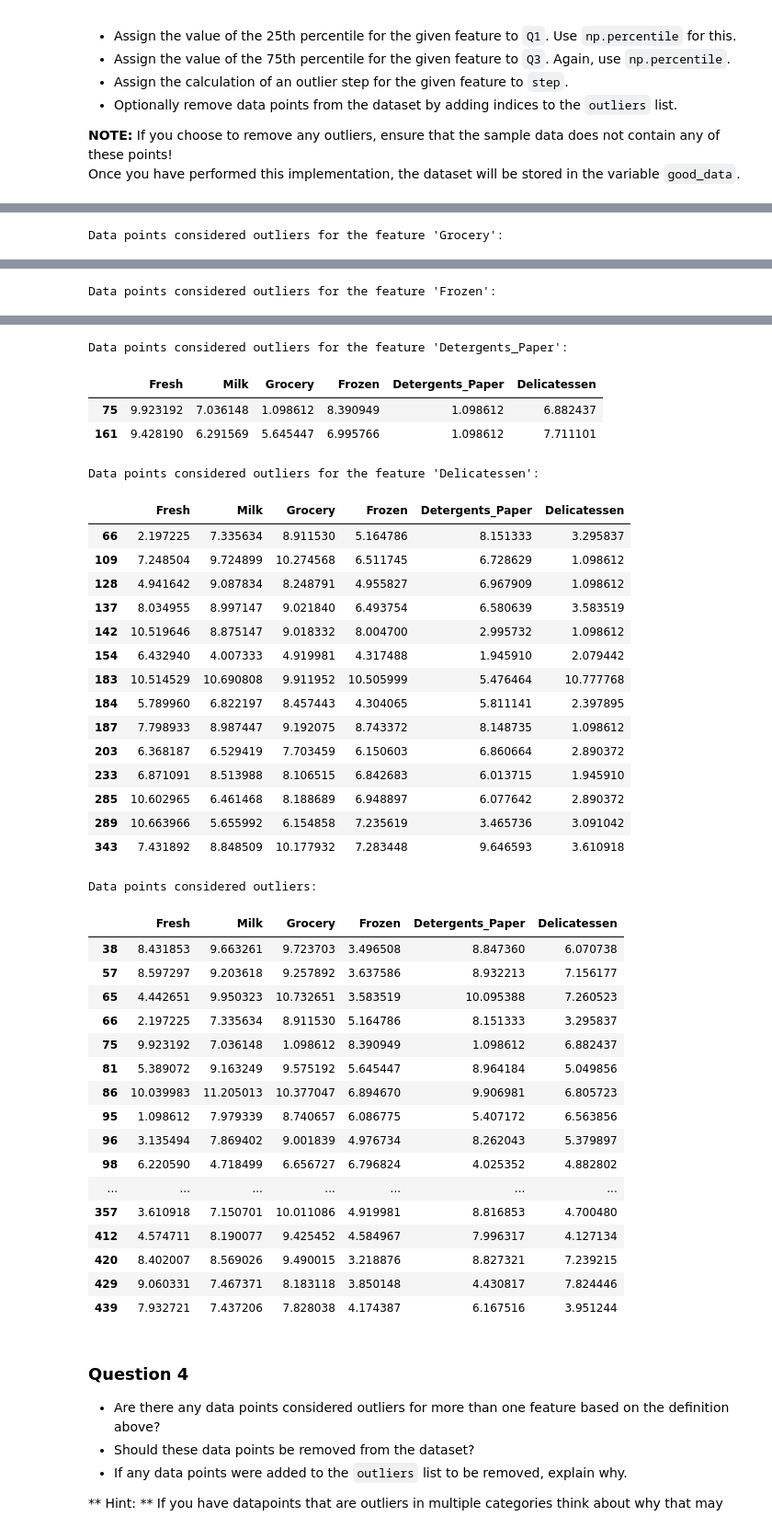
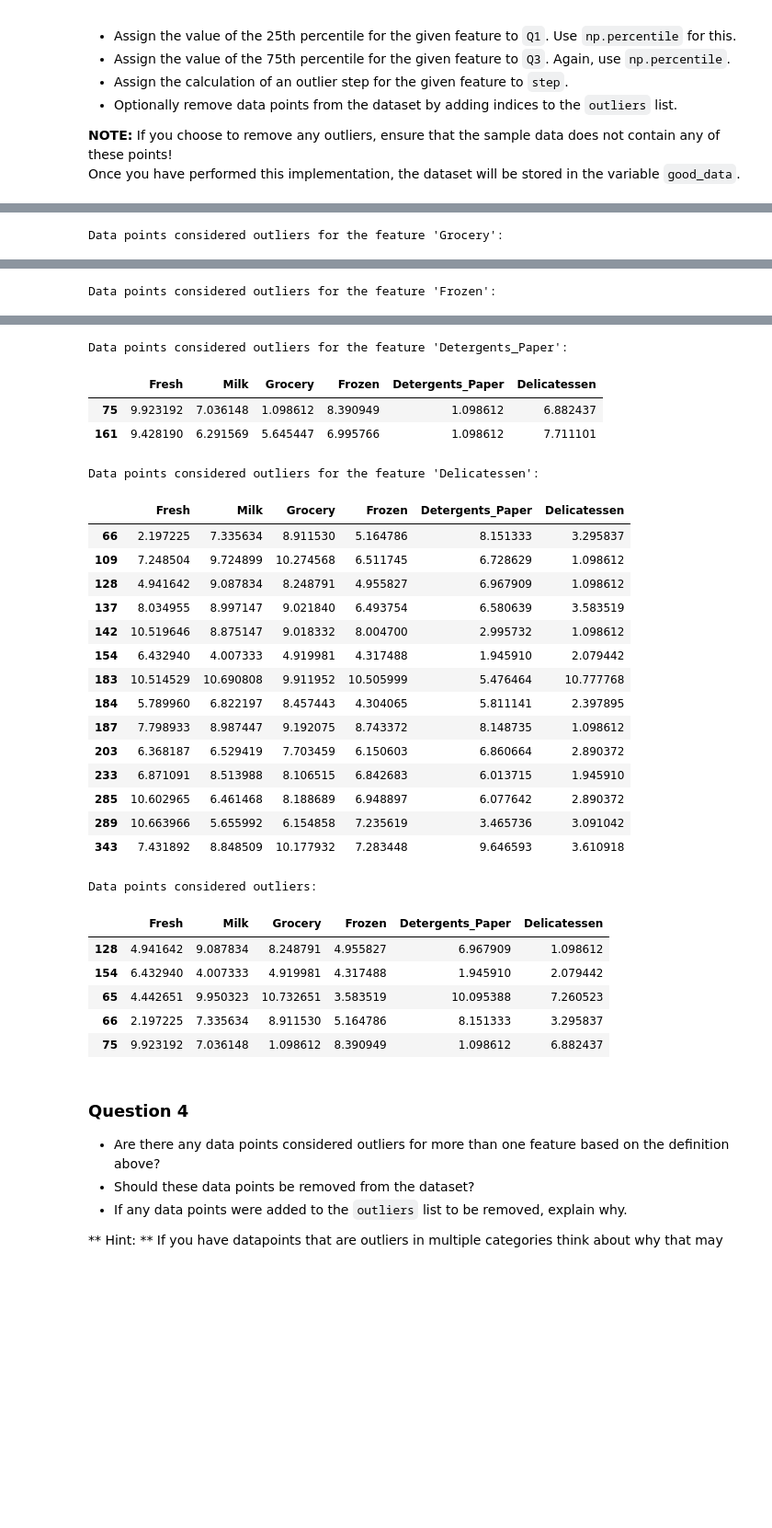
Before and after one commit to kongrui/uc-machine-learning, a Jupyter notebook: customer_segments/customer_segments.ipynb, the cells around one changed output, grey strips where cells are left out. Shown at 92% size. Cells and saved outputs as stored; diff of their text form; code cells hidden in the pictures; blank space fills up the shorter version.

```diff
--- a/customer_segments/customer_segments.ipynb
+++ b/customer_segments/customer_segments.ipynb
@@ -271,7 +270,8 @@ In the code block below, you will need to implement the following:
 Once you have performed this implementation, the dataset will be stored in the variable `good_data`.
 # %%
 # For each feature find the data points with extreme high or low values
-outlier_set = set()
+import collections
+cnt = Counter()
 for feature in log_data.keys():
 
     # TODO: Calculate Q1 (25th percentile of the data) for the given feature
@@ -287,10 +287,11 @@ for feature in log_data.keys():
     print "Data points considered outliers for the feature '{}':".format(feature)
     outlier_f = log_data[~((log_data[feature] >= Q1 - step) & (log_data[feature] <= Q3 + step))]
     display(outlier_f)
-    outlier_set.update(outlier_f.index.tolist())
+    for x in outlier_f.index.tolist()[:]:
+        cnt[x] += 1
 
 # OPTIONAL: Select the indices for data points you wish to remove
-outliers  = sorted(list(outlier_set))
+outliers  = [x for x in cnt if cnt[x] >= 2 ]
 
 print "Data points considered outliers:"
 display(log_data.loc[outliers])
@@ -333,49 +334,38 @@ Data points considered outliers for the feature 'Frozen':
 | 65 | 4.442651 | 9.950323 | 10.732651 | 3.583519 | 10.095388 | 7.260523 |
 | 145 | 10.000569 | 9.034080 | 10.457143 | 3.737670 | 9.440738 | 8.396155 |
 | 175 | 7.759187 | 8.967632 | 9.382106 | 3.951244 | 8.341887 | 7.436617 |
 | 264 | 6.978214 | 9.177714 | 9.645041 | 4.110874 | 8.696176 | 7.142827 |
 | 325 | 10.395650 | 9.728181 | 9.519735 | 11.016479 | 7.148346 | 8.632128 |
 | 420 | 8.402007 | 8.569026 | 9.490015 | 3.218876 | 8.827321 | 7.239215 |
 | 429 | 9.060331 | 7.467371 | 8.183118 | 3.850148 | 4.430817 | 7.824446 |
 | 439 | 7.932721 | 7.437206 | 7.828038 | 4.174387 | 6.167516 | 3.951244 |
 Data points considered outliers for the feature 'Detergents_Paper':
 |  | Fresh | Milk | Grocery | Frozen | Detergents_Paper | Delicatessen |
 | 75 | 9.923192 | 7.036148 | 1.098612 | 8.390949 | 1.098612 | 6.882437 |
 | 161 | 9.428190 | 6.291569 | 5.645447 | 6.995766 | 1.098612 | 7.711101 |
 Data points considered outliers for the feature 'Delicatessen':
 |  | Fresh | Milk | Grocery | Frozen | Detergents_Paper | Delicatessen |
 | 66 | 2.197225 | 7.335634 | 8.911530 | 5.164786 | 8.151333 | 3.295837 |
 | 109 | 7.248504 | 9.724899 | 10.274568 | 6.511745 | 6.728629 | 1.098612 |
 | 128 | 4.941642 | 9.087834 | 8.248791 | 4.955827 | 6.967909 | 1.098612 |
 | 137 | 8.034955 | 8.997147 | 9.021840 | 6.493754 | 6.580639 | 3.583519 |
 | 142 | 10.519646 | 8.875147 | 9.018332 | 8.004700 | 2.995732 | 1.098612 |
 | 154 | 6.432940 | 4.007333 | 4.919981 | 4.317488 | 1.945910 | 2.079442 |
 | 183 | 10.514529 | 10.690808 | 9.911952 | 10.505999 | 5.476464 | 10.777768 |
 | 184 | 5.789960 | 6.822197 | 8.457443 | 4.304065 | 5.811141 | 2.397895 |
 | 187 | 7.798933 | 8.987447 | 9.192075 | 8.743372 | 8.148735 | 1.098612 |
 | 203 | 6.368187 | 6.529419 | 7.703459 | 6.150603 | 6.860664 | 2.890372 |
 | 233 | 6.871091 | 8.513988 | 8.106515 | 6.842683 | 6.013715 | 1.945910 |
 | 285 | 10.602965 | 6.461468 | 8.188689 | 6.948897 | 6.077642 | 2.890372 |
 | 289 | 10.663966 | 5.655992 | 6.154858 | 7.235619 | 3.465736 | 3.091042 |
 | 343 | 7.431892 | 8.848509 | 10.177932 | 7.283448 | 9.646593 | 3.610918 |
 Data points considered outliers:
 |  | Fresh | Milk | Grocery | Frozen | Detergents_Paper | Delicatessen |
-| 38 | 8.431853 | 9.663261 | 9.723703 | 3.496508 | 8.847360 | 6.070738 |
-| 57 | 8.597297 | 9.203618 | 9.257892 | 3.637586 | 8.932213 | 7.156177 |
+| 128 | 4.941642 | 9.087834 | 8.248791 | 4.955827 | 6.967909 | 1.098612 |
+| 154 | 6.432940 | 4.007333 | 4.919981 | 4.317488 | 1.945910 | 2.079442 |
 | 65 | 4.442651 | 9.950323 | 10.732651 | 3.583519 | 10.095388 | 7.260523 |
 | 66 | 2.197225 | 7.335634 | 8.911530 | 5.164786 | 8.151333 | 3.295837 |
 | 75 | 9.923192 | 7.036148 | 1.098612 | 8.390949 | 1.098612 | 6.882437 |
-| 81 | 5.389072 | 9.163249 | 9.575192 | 5.645447 | 8.964184 | 5.049856 |
-| 86 | 10.039983 | 11.205013 | 10.377047 | 6.894670 | 9.906981 | 6.805723 |
-| 95 | 1.098612 | 7.979339 | 8.740657 | 6.086775 | 5.407172 | 6.563856 |
-| 96 | 3.135494 | 7.869402 | 9.001839 | 4.976734 | 8.262043 | 5.379897 |
-| 98 | 6.220590 | 4.718499 | 6.656727 | 6.796824 | 4.025352 | 4.882802 |
-| ... | ... | ... | ... | ... | ... | ... |
-| 357 | 3.610918 | 7.150701 | 10.011086 | 4.919981 | 8.816853 | 4.700480 |
-| 412 | 4.574711 | 8.190077 | 9.425452 | 4.584967 | 7.996317 | 4.127134 |
-| 420 | 8.402007 | 8.569026 | 9.490015 | 3.218876 | 8.827321 | 7.239215 |
-| 429 | 9.060331 | 7.467371 | 8.183118 | 3.850148 | 4.430817 | 7.824446 |
-| 439 | 7.932721 | 7.437206 | 7.828038 | 4.174387 | 6.167516 | 3.951244 |
 # %% [markdown]
 ### Question 4
 * Are there any data points considered outliers for more than one feature based on the definition above?
```
Also changed, not shown: parts of 11 cells of this notebook.
